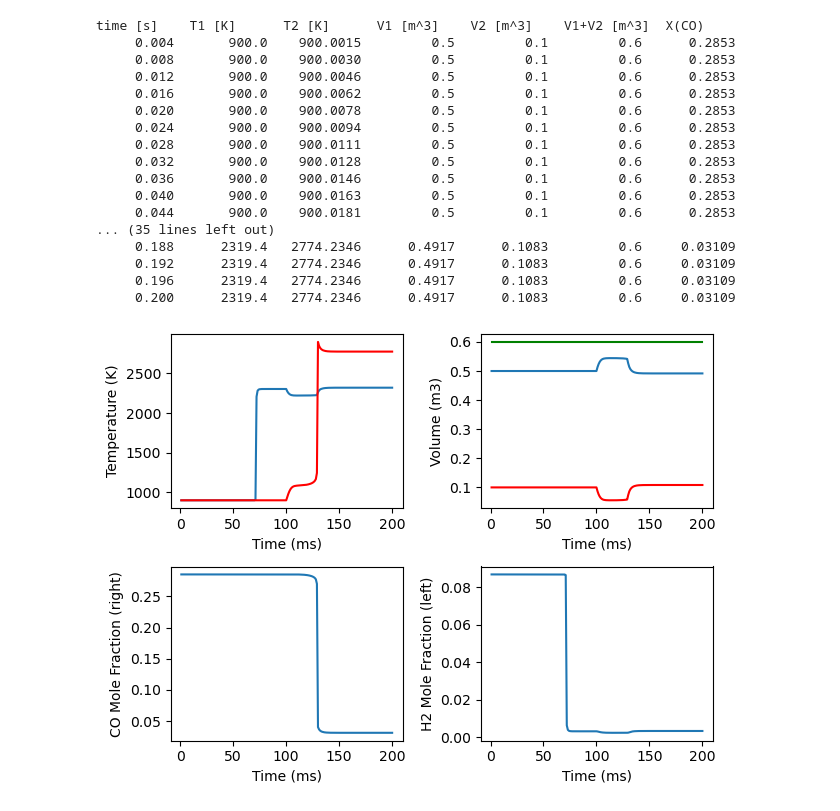
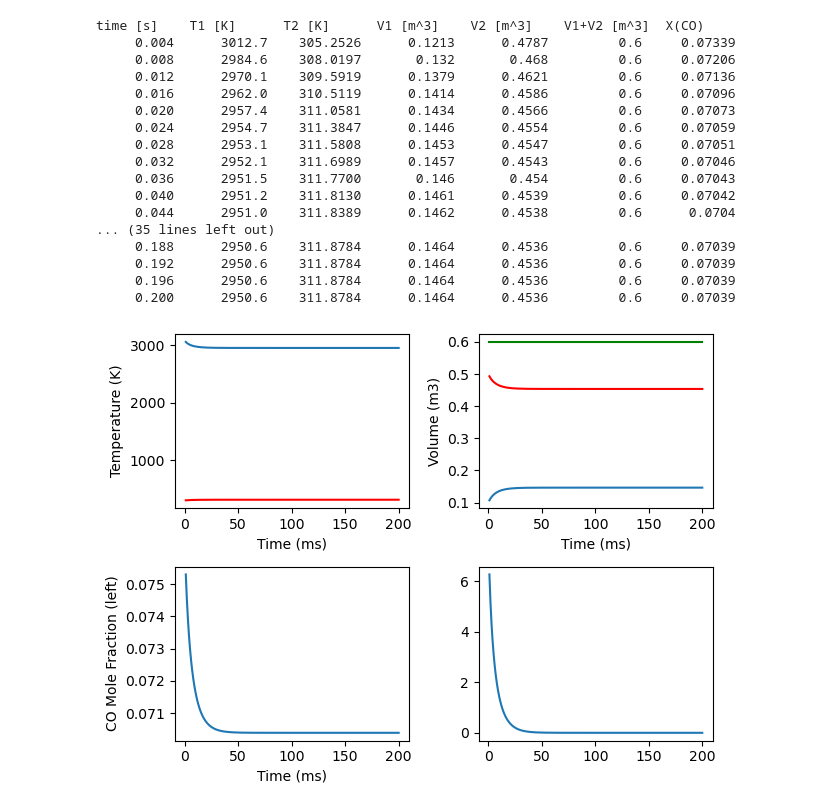
Before and after one commit to mgoureau/DP, a Jupyter notebook: Piston.ipynb, the cells around one changed output. Cells and saved outputs as stored; diff of their text form; code cells hidden in the pictures.

```diff
--- a/Piston.ipynb
+++ b/Piston.ipynb
@@ -31,25 +31,26 @@ fmt = '{:10.3f}  {:10.1f}  {:10.4f}  {:10.4g}  {:10.4g}  {:10.4g}  {:10.4g}'
 print('{:10}  {:10}  {:10}  {:10}  {:10}  {:10}  {:10}'.format(
     'time [s]', 'T1 [K]', 'T2 [K]', 'V1 [m^3]', 'V2 [m^3]', 'V1+V2 [m^3]', 'X(CO)'))
 
-gas1 = ct.Solution('h2o2.yaml')
-gas1.TPX = 900.0, ct.one_atm, 'H2:2, O2:1, AR:20'
+gas1 = ct.Solution('Jerzembeck.yaml')
+gas1.TP = 2000.0, ct.one_atm
+gas1.set_equivalence_ratio(1.0, 'IXC8H18', 'O2:1, N2:3.76')
 
-gas2 = ct.Solution('gri30.yaml')
-gas2.TPX = 900.0, ct.one_atm, 'CO:2, H2O:0.01, O2:5'
+gas2 = ct.Solution('air.yaml')
+gas2.TPX = 300.0, ct.one_atm, 'O2:1, N2:3.76'
 
 r1 = ct.IdealGasReactor(gas1)
-r1.volume = 0.5
+r1.volume = 0.1
 r2 = ct.IdealGasReactor(gas2)
-r2.volume = 0.1
+r2.volume = 0.5
 
 
 # The wall is held fixed until t = 0.1 s, then released to allow the pressure to
 # equilibrate.
 def v(t):
-    if t < 0.1:
-        return 0.0
-    else:
         return (r1.thermo.P - r2.thermo.P) * 1e-4
+
+def vitesse(t):
+        return (states1.P - states2.P) * 1e-4
 
 
 w = ct.Wall(r1, r2, velocity=v)
@@ -60,52 +61,50 @@ states1 = ct.SolutionArray(r1.thermo, extra=['t', 'volume'])
 states2 = ct.SolutionArray(r2.thermo, extra=['t', 'volume'])
 
 for n in range(200):
     time = (n+1)*0.001
     net.advance(time)
     if n % 4 == 3:
         print(fmt.format(time, r1.T, r2.T, r1.volume, r2.volume,
-                         r1.volume + r2.volume, r2.thermo['CO'].X[0]))
+                         r1.volume + r2.volume, r1.thermo['CO'].X[0]))
 
     states1.append(r1.thermo.state, t=1000*time, volume=r1.volume)
     states2.append(r2.thermo.state, t=1000*time, volume=r2.volume)
 
 # plot the results if matplotlib is installed.
 
 plt.subplot(2, 2, 1)
 plt.plot(states1.t, states1.T, '-', states2.t, states2.T, 'r-')
 plt.xlabel('Time (ms)')
 plt.ylabel('Temperature (K)')
 plt.subplot(2, 2, 2)
 plt.plot(states1.t, states1.volume, '-', states2.t, states2.volume, 'r-',
          states1.t, states1.volume + states2.volume, 'g-')
 plt.xlabel('Time (ms)')
 plt.ylabel('Volume (m3)')
 plt.subplot(2, 2, 3)
-plt.plot(states2.t, states2('CO').X)
+plt.plot(states1.t, states1('CO').X)
 plt.xlabel('Time (ms)')
-plt.ylabel('CO Mole Fraction (right)')
+plt.ylabel('CO Mole Fraction (left)')
 plt.subplot(2, 2, 4)
-plt.plot(states1.t, states1('H2').X)
-plt.xlabel('Time (ms)')
-plt.ylabel('H2 Mole Fraction (left)')
+plt.plot(states1.t, vitesse(states1.t))
 plt.tight_layout()
 plt.show()
 # %% [output]
 time [s]    T1 [K]      T2 [K]      V1 [m^3]    V2 [m^3]    V1+V2 [m^3]  X(CO)
-     0.004       900.0    900.0015         0.5         0.1         0.6      0.2853
-     0.008       900.0    900.0030         0.5         0.1         0.6      0.2853
-     0.012       900.0    900.0046         0.5         0.1         0.6      0.2853
-     0.016       900.0    900.0062         0.5         0.1         0.6      0.2853
-     0.020       900.0    900.0078         0.5         0.1         0.6      0.2853
-     0.024       900.0    900.0094         0.5         0.1         0.6      0.2853
-     0.028       900.0    900.0111         0.5         0.1         0.6      0.2853
-     0.032       900.0    900.0128         0.5         0.1         0.6      0.2853
-     0.036       900.0    900.0146         0.5         0.1         0.6      0.2853
-     0.040       900.0    900.0163         0.5         0.1         0.6      0.2853
-     0.044       900.0    900.0181         0.5         0.1         0.6      0.2853
+     0.004      3012.7    305.2526      0.1213      0.4787         0.6     0.07339
+     0.008      2984.6    308.0197       0.132       0.468         0.6     0.07206
+     0.012      2970.1    309.5919      0.1379      0.4621         0.6     0.07136
+     0.016      2962.0    310.5119      0.1414      0.4586         0.6     0.07096
+     0.020      2957.4    311.0581      0.1434      0.4566         0.6     0.07073
+     0.024      2954.7    311.3847      0.1446      0.4554         0.6     0.07059
+     0.028      2953.1    311.5808      0.1453      0.4547         0.6     0.07051
+     0.032      2952.1    311.6989      0.1457      0.4543         0.6     0.07046
+     0.036      2951.5    311.7700       0.146       0.454         0.6     0.07043
+     0.040      2951.2    311.8130      0.1461      0.4539         0.6     0.07042
+     0.044      2951.0    311.8389      0.1462      0.4538         0.6      0.0704
 ... (35 lines left out)
-     0.188      2319.4   2774.2346      0.4917      0.1083         0.6     0.03109
-     0.192      2319.4   2774.2346      0.4917      0.1083         0.6     0.03109
-     0.196      2319.4   2774.2346      0.4917      0.1083         0.6     0.03109
-     0.200      2319.4   2774.2346      0.4917      0.1083         0.6     0.03109
+     0.188      2950.6    311.8784      0.1464      0.4536         0.6     0.07039
+     0.192      2950.6    311.8784      0.1464      0.4536         0.6     0.07039
+     0.196      2950.6    311.8784      0.1464      0.4536         0.6     0.07039
+     0.200      2950.6    311.8784      0.1464      0.4536         0.6     0.07039
-[figure, old version]
+[figure, new version]
```
Also changed, not shown: parts of 1 cell of this notebook, 2 other files.
